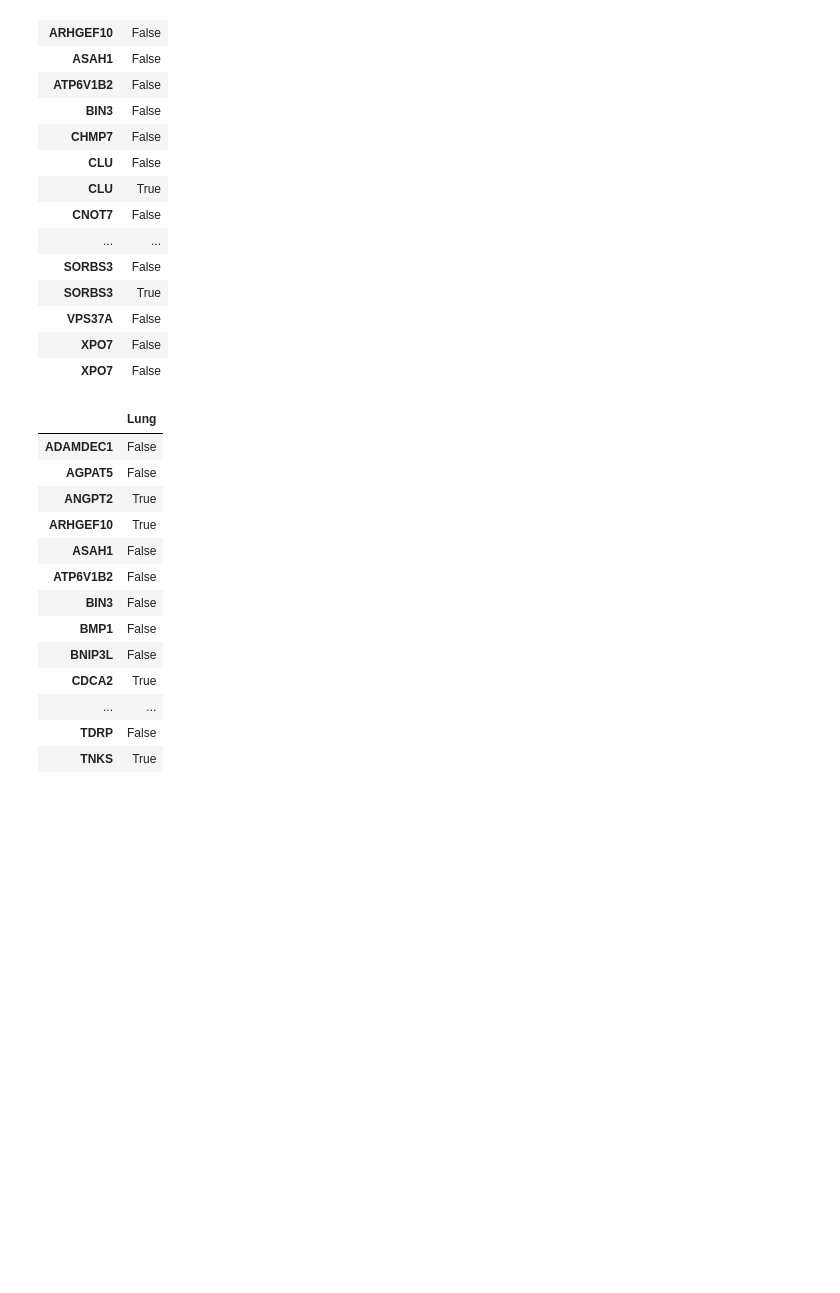
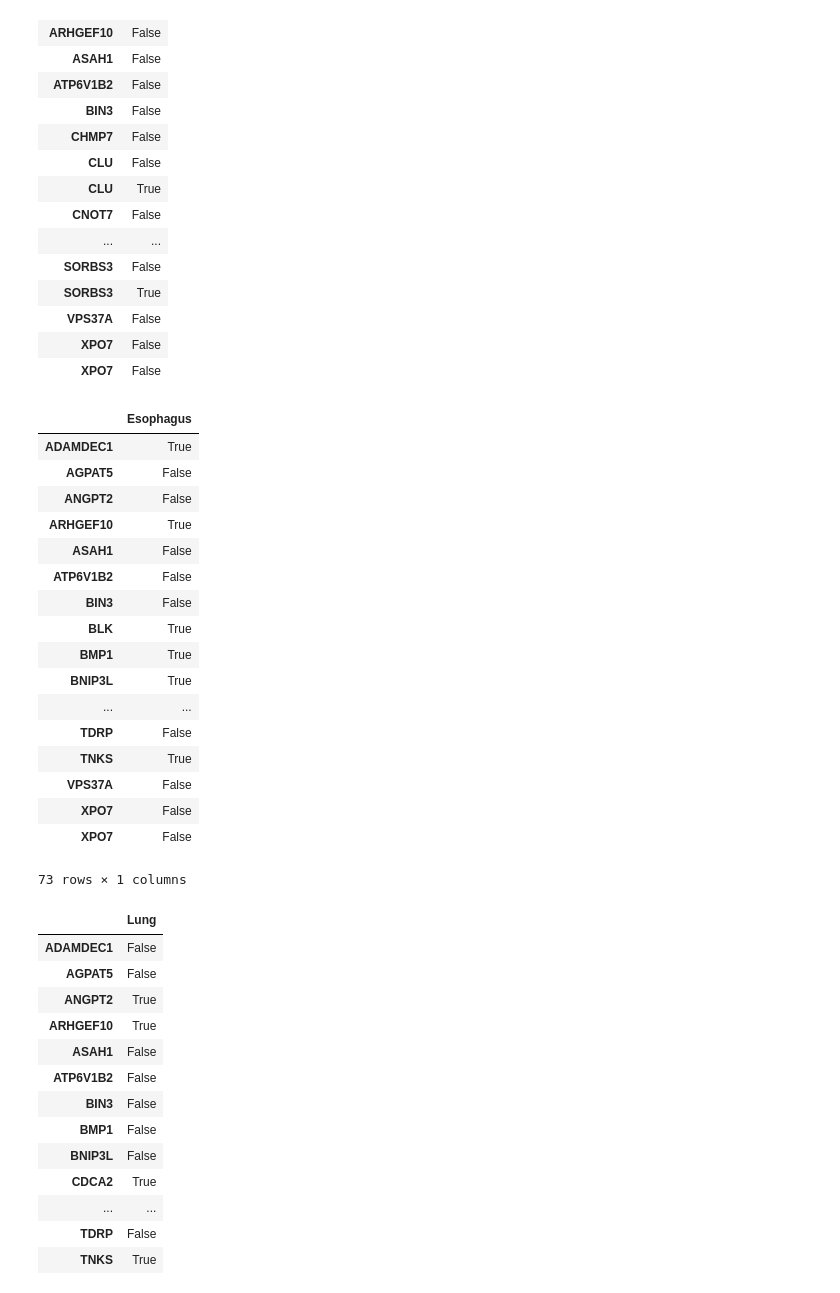
Before and after one commit to PayneLab/pancancerCNV, a Jupyter notebook: chromosome_8/10_check_normal_expr_8p.ipynb, the cells around one changed output. Cells and saved outputs as stored; diff of their text form; code cells hidden in the pictures; blank space fills up the shorter version.

```diff
--- a/chromosome_8/10_check_normal_expr_8p.ipynb
+++ b/chromosome_8/10_check_normal_expr_8p.ipynb
@@ -288,6 +290,7 @@ long_split_equiv
 # %%
 cancer_tissue = {
     "colon": "Colon",
+    "hnscc": "Esophagus",
     "luad": "Lung",
     "lscc": "Lung",
     "ovarian": "Ovary"
@@ -346,6 +350,27 @@ cancer_expr["colon"]
 | VPS37A | False |
 | XPO7 | False |
 | XPO7 | False |
+# %%
+cancer_expr["hnscc"]
+# %% [output]
+|  | Esophagus |
+| ADAMDEC1 | True |
+| AGPAT5 | False |
+| ANGPT2 | False |
+| ARHGEF10 | True |
+| ASAH1 | False |
+| ATP6V1B2 | False |
+| BIN3 | False |
+| BLK | True |
+| BMP1 | True |
+| BNIP3L | True |
+| ... | ... |
+| TDRP | False |
+| TNKS | True |
+| VPS37A | False |
+| XPO7 | False |
+| XPO7 | False |
+73 rows × 1 columns
 # %%
 cancer_expr["lscc"]
 # %% [output]
```
Also changed, not shown: parts of 5 cells of this notebook, 3 other files.
